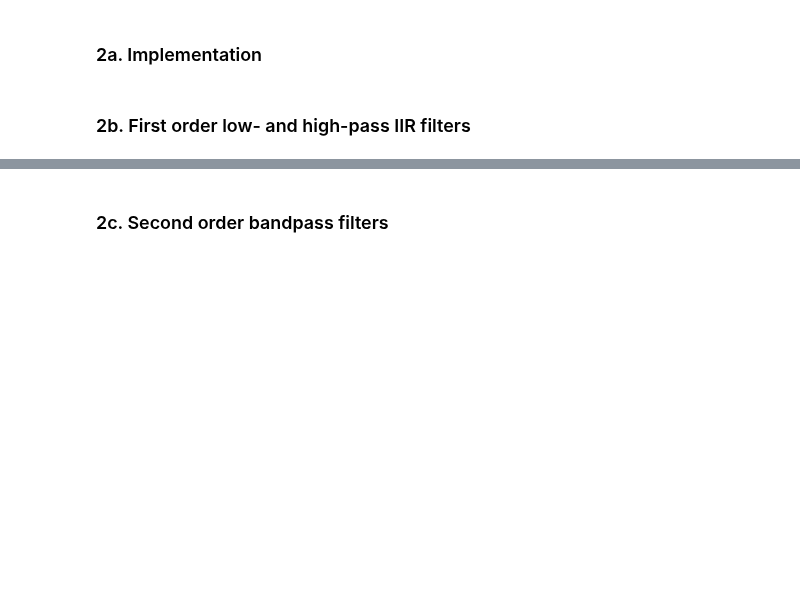
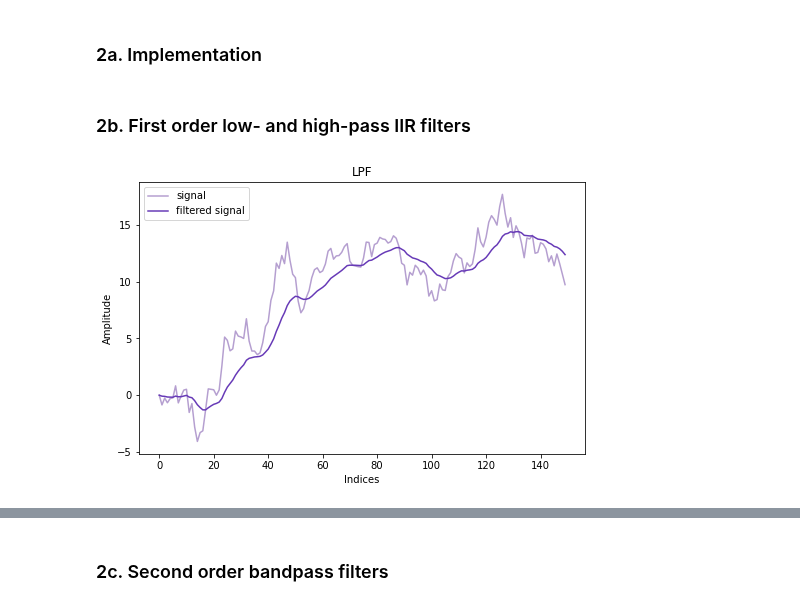
Before and after one commit to johnmays/CSDS_364_HW, a Jupyter notebook: A3/A3b/A3b_jkm100.ipynb, the cells around one changed output, grey strips where cells are left out. Cells and saved outputs as stored; diff of their text form; code cells hidden in the pictures; blank space fills up the shorter version.

```diff
--- a/A3/A3b/A3b_jkm100.ipynb
+++ b/A3/A3b/A3b_jkm100.ipynb
@@ -78,5 +109,26 @@ plotsignalandfilter(sine_signal, filtered_sine_signal)
 ### 2. IIR Filters
 # %% [markdown]
 ### 2a. Implementation
+# %%
+def filterIIR(x_old, a, b):
+    assert type(a) == list or type(a) == np.ndarray
+    assert type(b) == list or type(b) == np.ndarray
+    x = np.copy(x_old)  # x and y should now be numpy arrays no matter what
+    y = np.zeros(np.size(x))
+    for i in range(np.size(x_old)):
+        for j in range(np.size(b)):
+            if (i-j) >= 0:
+                y[i] += b[j]*x[i-j]
+        for k in range(np.size(a)):
+            if (i-1-k) >= 0:
+                y[i] -= a[k]*y[i-1-k]
+    return y
 # %% [markdown]
 ### 2b. First order low- and high-pass IIR filters
+# %%
+x = randprocess(150)
+# %%
+y = filterIIR(x, a=[-0.9], b=[0.1])
+plotsignalandfilter(x, y, title="LPF")
+# %% [output]
+[figure, added]
```
Also changed, not shown: parts of 10 cells of this notebook.
